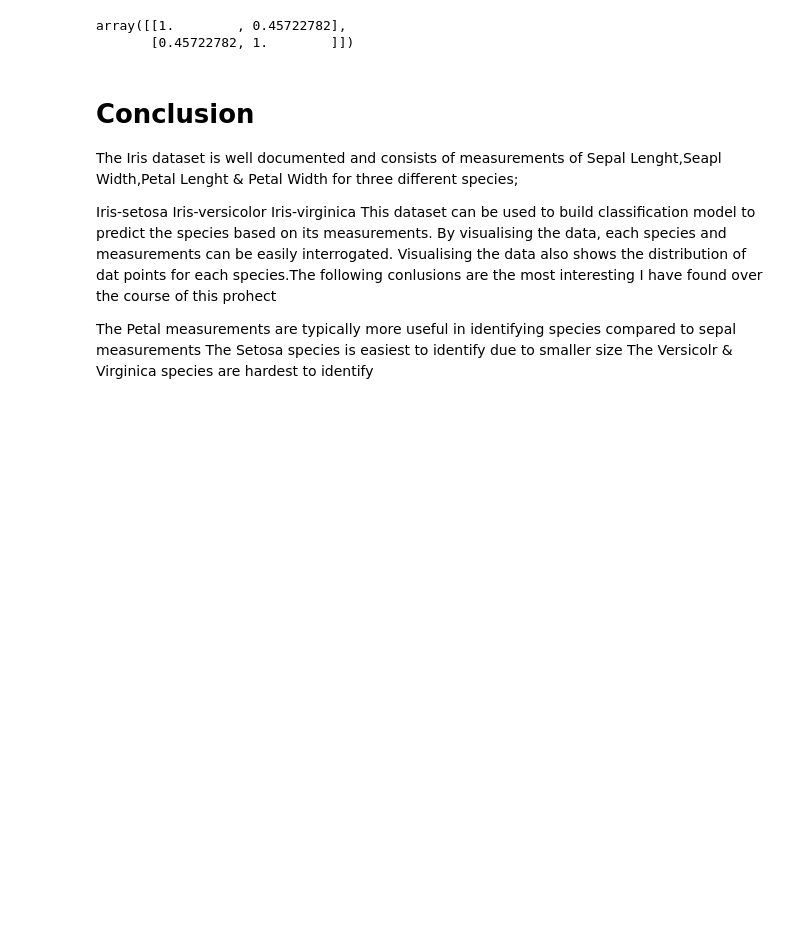
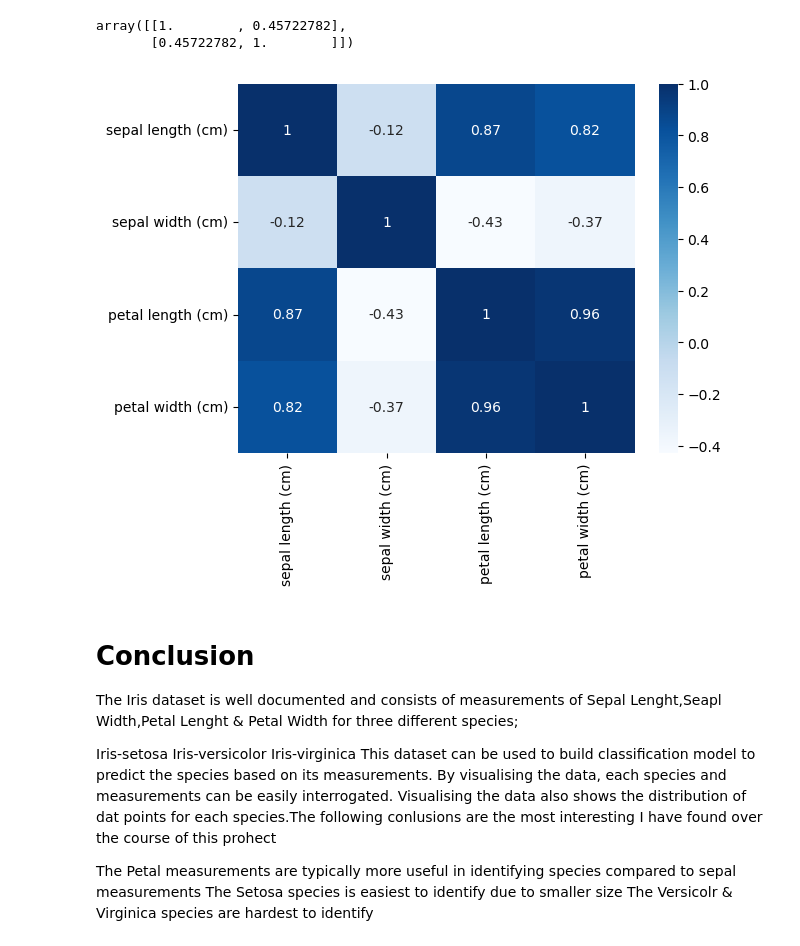
Before and after one commit to dectan/FUNDAMENTALS-OF-DATA-ANALYSIS, a Jupyter notebook: project.ipynb, the cells around one changed output. Cells and saved outputs as stored; diff of their text form; code cells hidden in the pictures; blank space fills up the shorter version.

Commit message:
introduction updated, heatmap correlation added

```diff
--- a/project.ipynb
+++ b/project.ipynb
@@ -269,6 +269,26 @@ r
 # %% [output]
 array([[1.        , 0.45722782],
        [0.45722782, 1.        ]])
+# %%
+import pandas as pd
+import numpy as np
+import matplotlib.pyplot as plt
+import seaborn as sns
+
+# Load the iris dataset from scikit-learn
+from sklearn import datasets
+iris = datasets.load_iris()
+X = iris.data # Features
+y = iris.target # Labels
+feature_names = iris.feature_names # Feature names
+target_names = iris.target_names # Class names
+
+
+# Plot the correlation matrix of the features
+sns.heatmap(df.corr(), annot=True, cmap='Blues')
+plt.show()
+# %% [output]
+[figure, added]
 # %% [markdown]
 # Conclusion
 The Iris dataset is well documented and consists of measurements of Sepal Lenght,Seapl Width,Petal Lenght & Petal Width for three different species;
```
Also changed, not shown: parts of 1 cell of this notebook.
